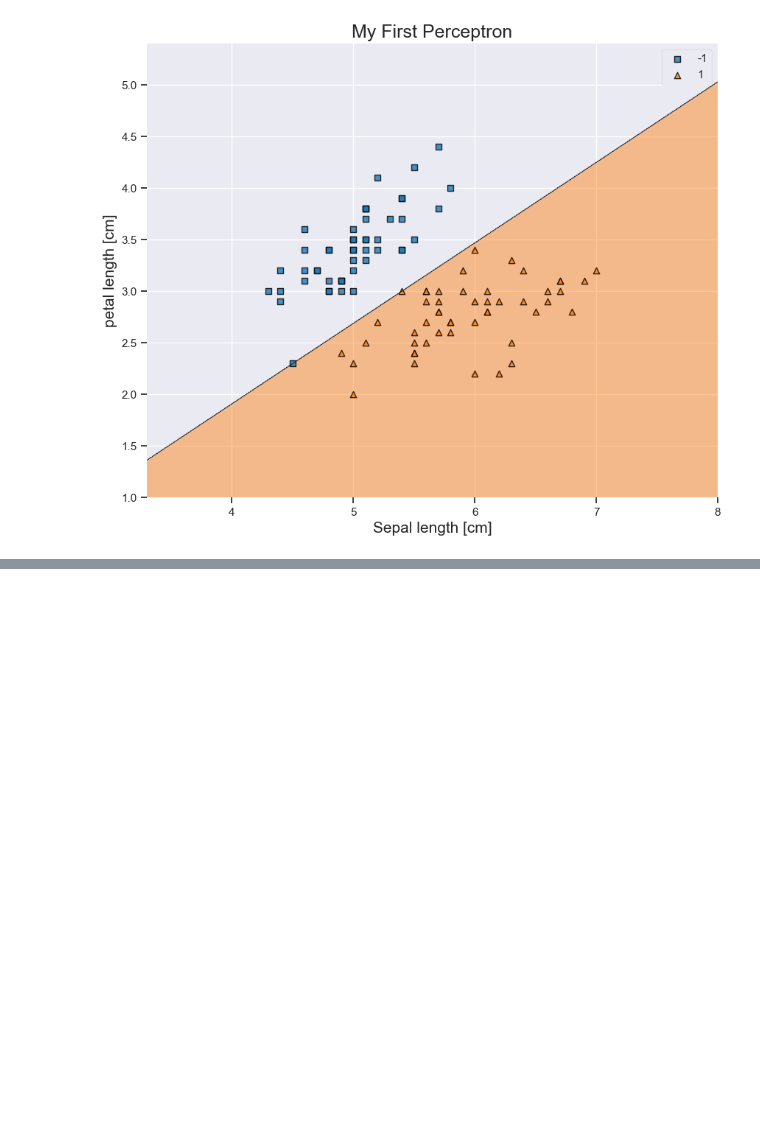
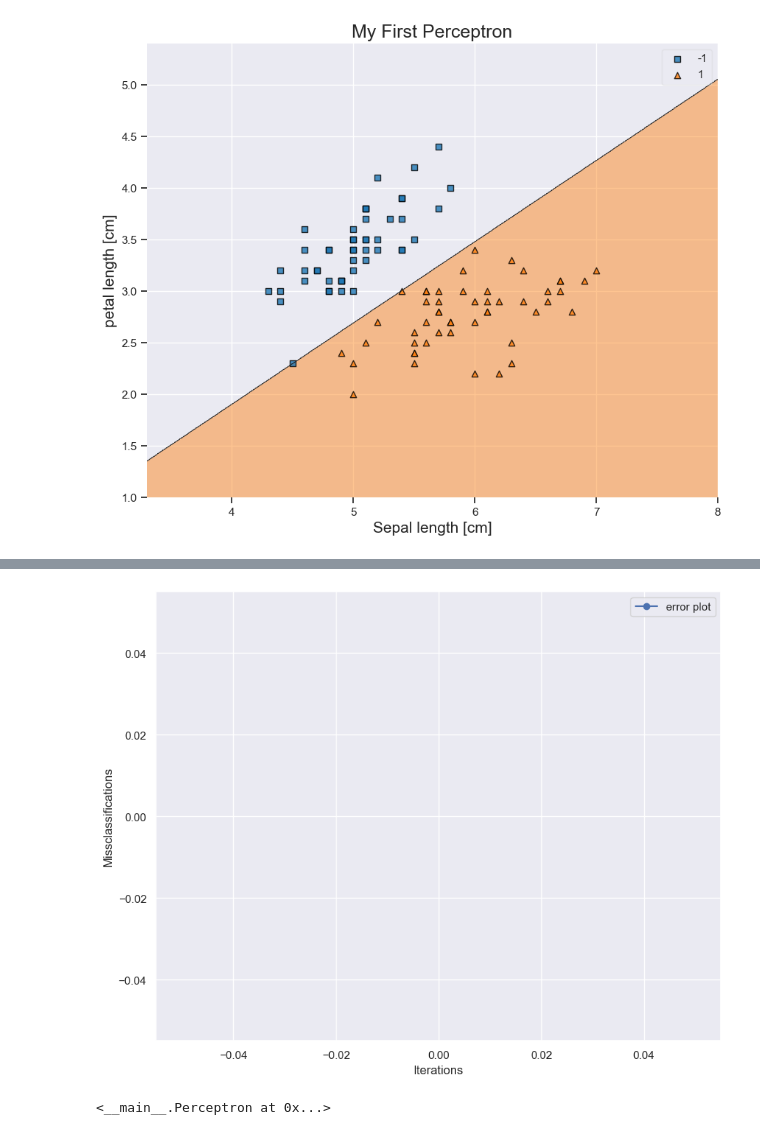
Before and after one commit to ekt5/CMOR-438-Spr-2025, a Jupyter notebook: Supervised Learning/Perceptron Algorithm.ipynb, the cells around one changed output, grey strips where cells are left out. Drawn from its saved outputs; the diff is of its cells as text; code cells hidden in the pictures; blank space fills up the shorter version.

```diff
--- a/Supervised Learning/Perceptron Algorithm.ipynb
+++ b/Supervised Learning/Perceptron Algorithm.ipynb
@@ -127,0 +157,24 @@ X = df[["sepal_length", "sepal_width"]].iloc[0:100].values
+# %%
+# Plot versicolor errors
+
+plt.figure(figsize = (10, 8))
+plt.plot(range(1, len(clf.errors_)+1), clf.errors_,
+         marker = "o",
+         label = "error plot",)
+plt.xlabel("Iterations")
+plt.ylabel("Missclassifications")
+plt.legend()
+plt.show()
+# %% [output]
+[figure, added]
+# %%
+# Convert each entry of y with virginica to -1 and o.w. 1
+y = np.where(y == 'virginica', -1, 1)
+
+# Store desired feature measurements in matrix 'X'
+X = df[["sepal_length", "sepal_width"]].iloc[0:100].values
+
+# call train method to traint weights and bias of given instance
+clf.train(X, y)
+# %% [output]
+<__main__.Perceptron at 0x...>
```
Also changed, not shown: parts of 11 cells of this notebook.
